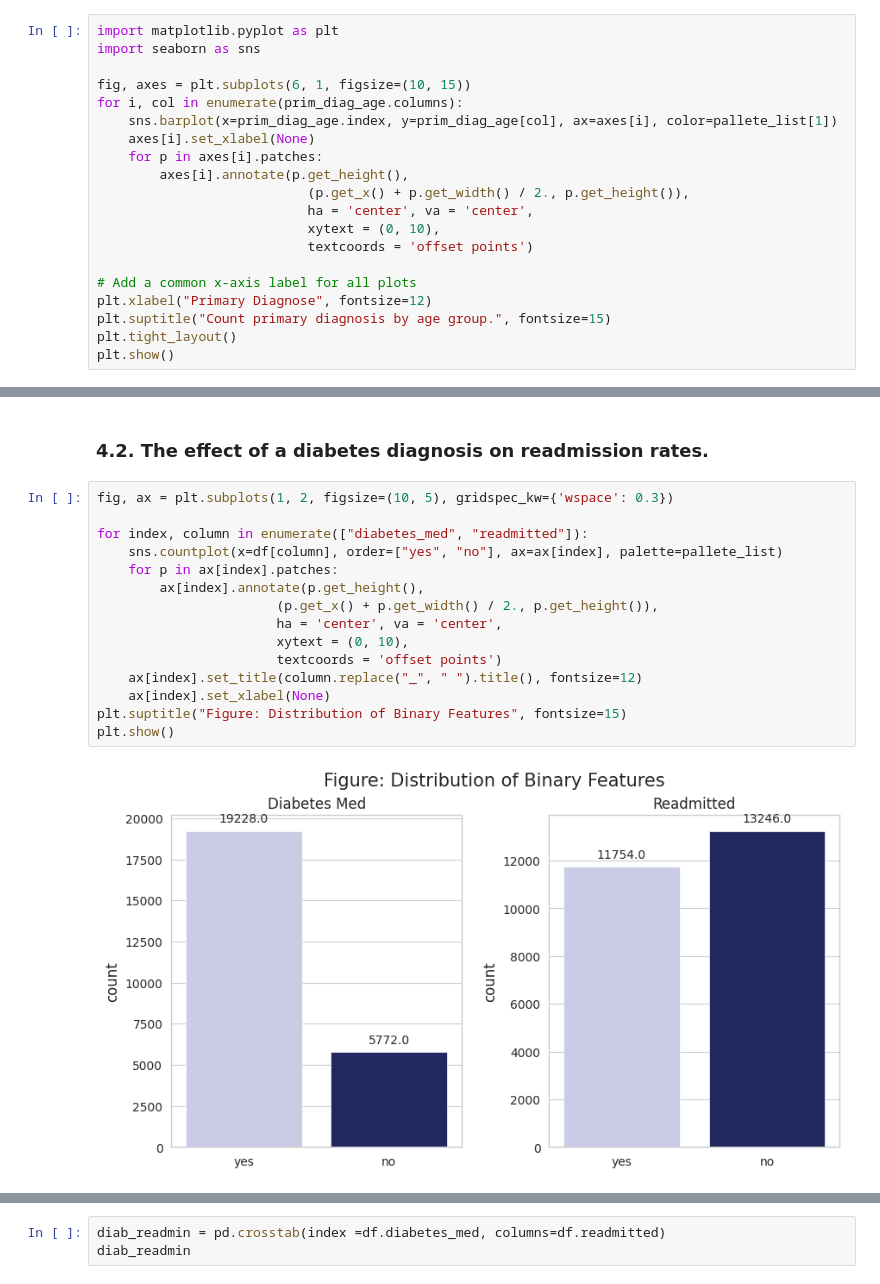
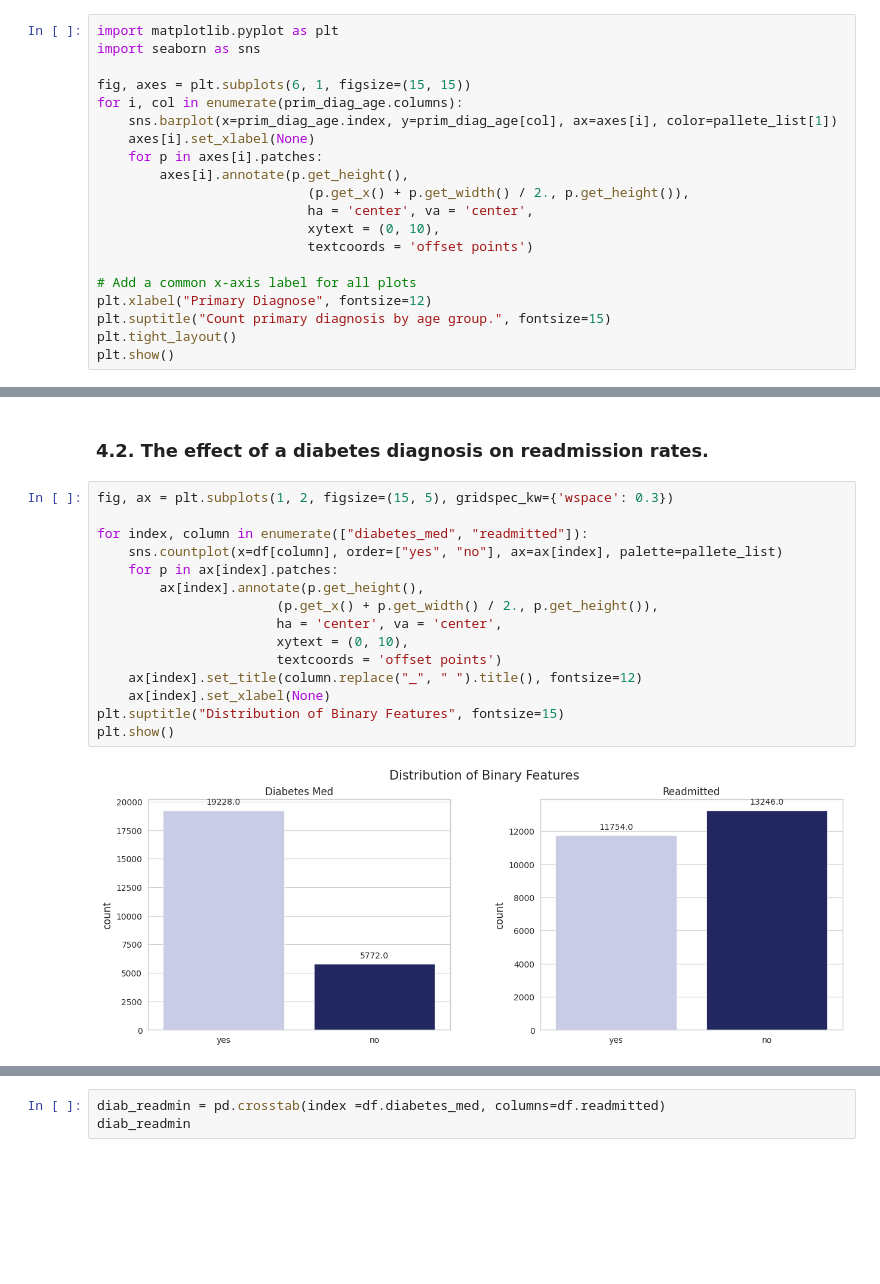
Before and after one commit to sunny0103/DS_project, a Jupyter notebook: Hospital readmission/hospital_readmissions.ipynb, the cells around one changed output, grey strips where cells are left out. Cells and saved outputs as stored; diff of their text form; blank space fills up the shorter version.

```diff
--- a/Hospital readmission/hospital_readmissions.ipynb
+++ b/Hospital readmission/hospital_readmissions.ipynb
@@ -216,7 +223,7 @@ plt.show()
 import matplotlib.pyplot as plt
 import seaborn as sns
 
-fig, axes = plt.subplots(6, 1, figsize=(10, 15))
+fig, axes = plt.subplots(6, 1, figsize=(15, 15))
 for i, col in enumerate(prim_diag_age.columns):
     sns.barplot(x=prim_diag_age.index, y=prim_diag_age[col], ax=axes[i], color=pallete_list[1])
     axes[i].set_xlabel(None)
@@ -245,21 +252,21 @@ plt.show()
 # %% [markdown]
 ### 4.2. The effect of a diabetes diagnosis on readmission rates.
 # %%
-fig, ax = plt.subplots(1, 2, figsize=(10, 5), gridspec_kw={'wspace': 0.3})
+fig, ax = plt.subplots(1, 2, figsize=(15, 5), gridspec_kw={'wspace': 0.3})
 
 for index, column in enumerate(["diabetes_med", "readmitted"]):
     sns.countplot(x=df[column], order=["yes", "no"], ax=ax[index], palette=pallete_list)
     for p in ax[index].patches:
         ax[index].annotate(p.get_height(),
                        (p.get_x() + p.get_width() / 2., p.get_height()),
                        ha = 'center', va = 'center',
                        xytext = (0, 10),
                        textcoords = 'offset points')
     ax[index].set_title(column.replace("_", " ").title(), fontsize=12)
     ax[index].set_xlabel(None)
-plt.suptitle("Figure: Distribution of Binary Features", fontsize=15)
+plt.suptitle("Distribution of Binary Features", fontsize=15)
 plt.show()
 # %% [output]
-[figure, old version]
+[figure, new version]
 # %%
 table_0 =df.groupby('diabetes_med')['readmitted'].value_counts(normalize=True).mul(100).round(2).reset_index(name='readmission_rate')
```
Also changed, not shown: parts of 24 cells of this notebook.
